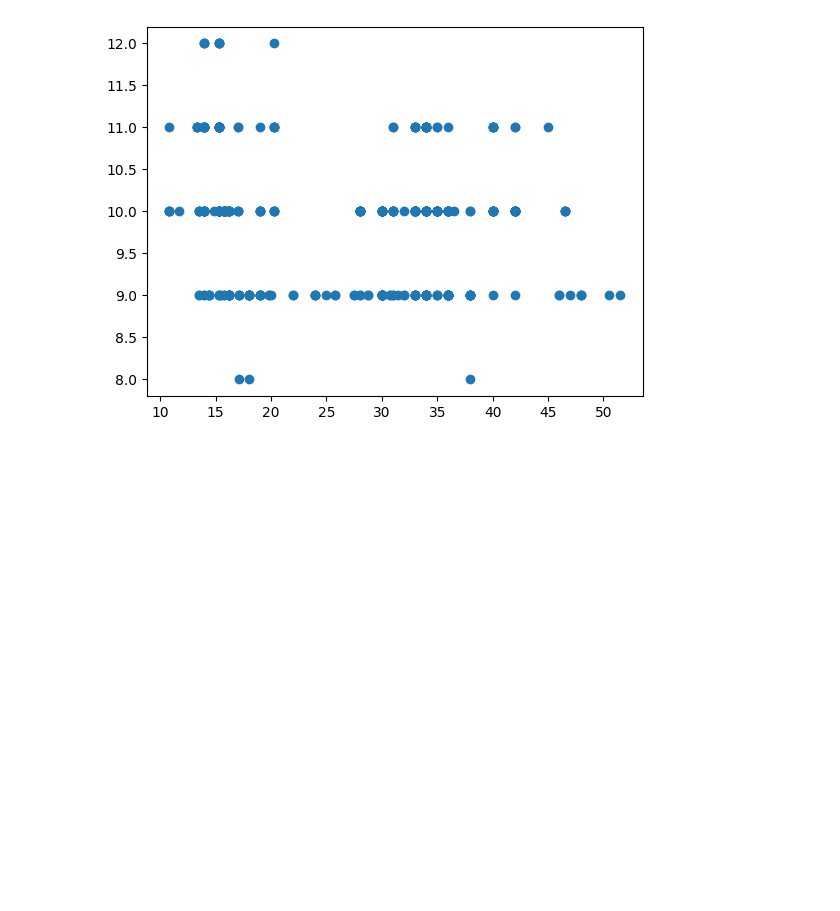
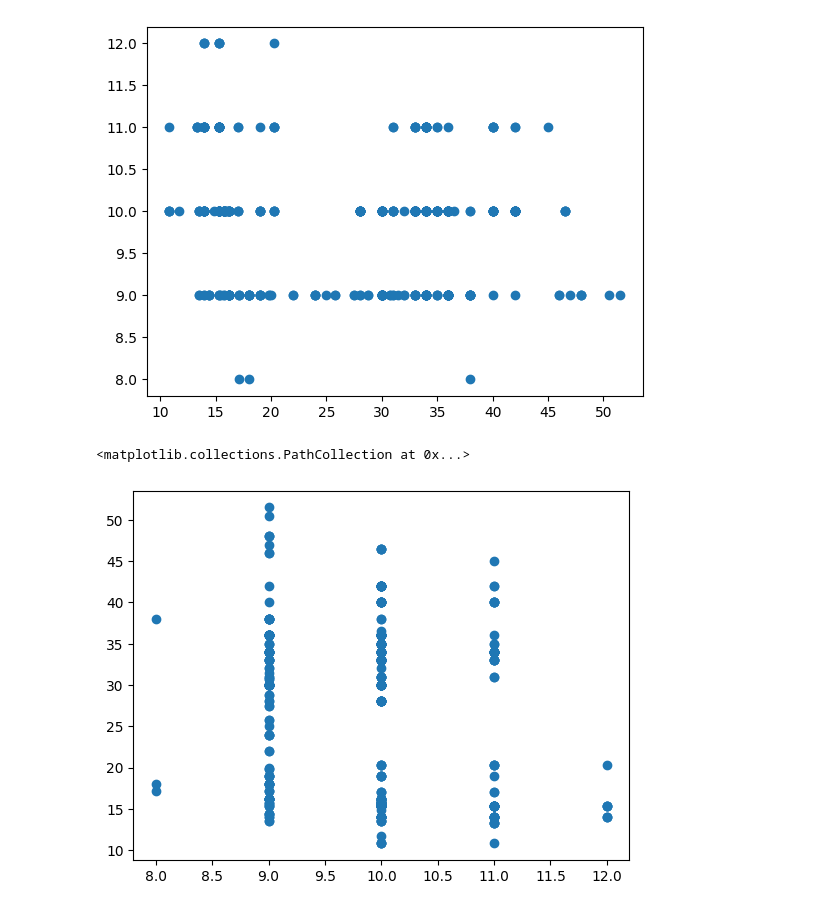
Before and after one commit to Seniyax/Regression_models, a Jupyter notebook: cleandata.ipynb, the cells around one changed output. Saved outputs shown, nothing was run; the diff lists cells and outputs as text; code cells hidden in the pictures; blank space fills up the shorter version.

```diff
--- a/cleandata.ipynb
+++ b/cleandata.ipynb
@@ -50,15 +50,28 @@ pumpkins.head()
 | 73 | 1 1/9 bushel cartons | 10/1/16 | 17.0 | 17.0 |
 | 74 | 1 1/9 bushel cartons | 10/8/16 | 15.0 | 15.0 |
 # %%
+from datetime import datetime
+
 # calculate the average price from lowprice and high price
 price = (pumpkins['Low Price'] + pumpkins['High Price']) /2
 print(price)
 
 # Get the month from the data column
 month =  pd.DatetimeIndex(pumpkins['Date']).month
+day_of_year = pd.to_datetime(pumpkins['Date']).apply(lambda dt: (dt-datetime(dt.year,1,1)).days)
+new_pumpkins = pd.DataFrame({'Month' : month,
+                             'Package' : pumpkins['Package'],
+                             'DayOfYear': day_of_year,
+                             'Variety': pumpkins['Variety'],
+                             'City': pumpkins['City Name'],
+                             'Low Price': pumpkins['Low Price'],
+                             'High Price': pumpkins['High Price'],
+                             'Price': price})
 
-#create a new data from with these columns
-new_pumpkins = pd.DataFrame({'Month' : month,'Package' : pumpkins['Package'], 'Low Price': pumpkins['Low Price'],'High Price': pumpkins['High Price'], 'Price': price})
+new_pumpkins.loc[new_pumpkins['Package'].str.contains('1 1/9'), 'Price'] = price/1.1
+new_pumpkins.loc[new_pumpkins['Package'].str.contains('1/2'), 'Price'] = price*2
+
+new_pumpkins.head()
 # %% [output]
 70      15.000
 71      18.000
@@ -75,5 +93,0 @@ Length: 415, dtype: float64
-# %%
-new_pumpkins.loc[new_pumpkins['Package'].str.contains('1 1/9'), 'Price'] = price/(1 + 1/9)
-new_pumpkins.loc[new_pumpkins['Package'].str.contains('1/2'),'Price'] = price/(1/2)
-
-new_pumpkins.head()
@@ -116,0 +125,5 @@ plt.show()
+# %%
+plt.scatter('Month','Price',data=new_pumpkins)
+# %% [output]
+<matplotlib.collections.PathCollection at 0x...>
+[figure, added]
```
Also changed, not shown: parts of 23 cells of this notebook.
